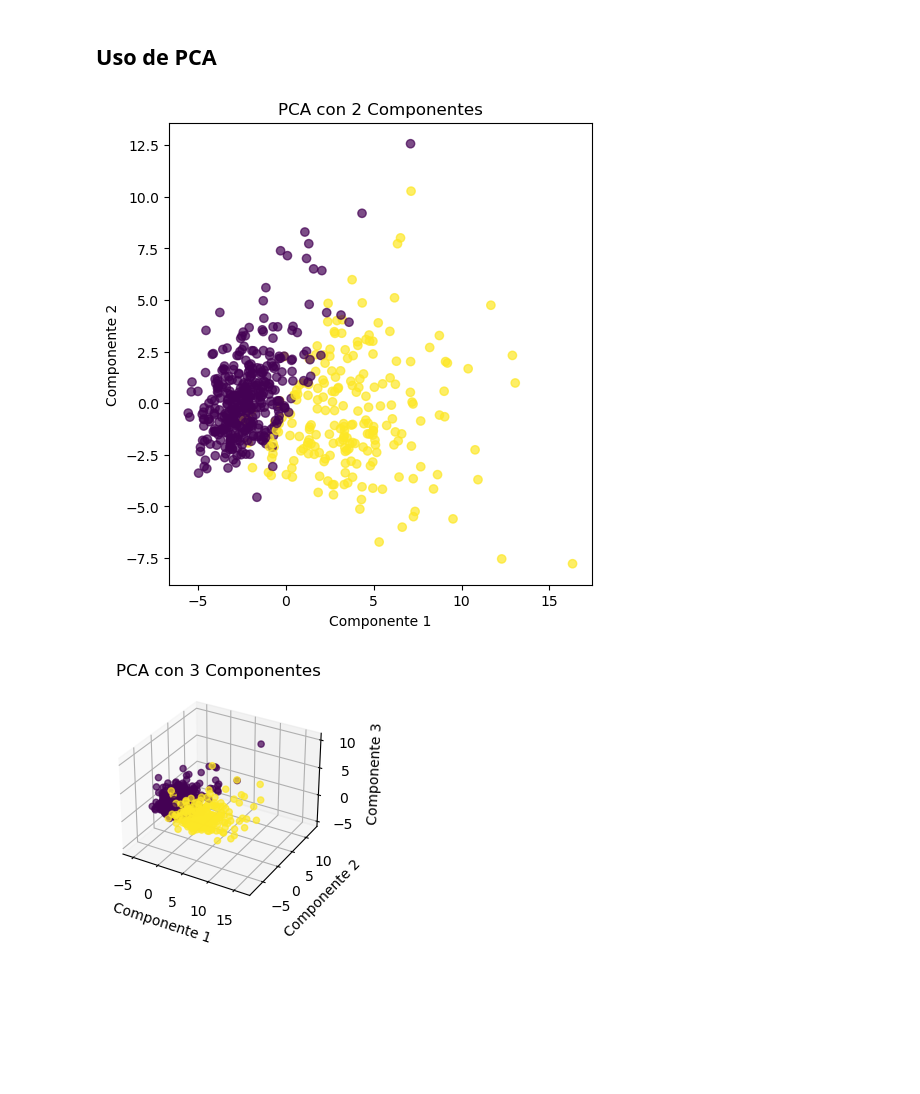
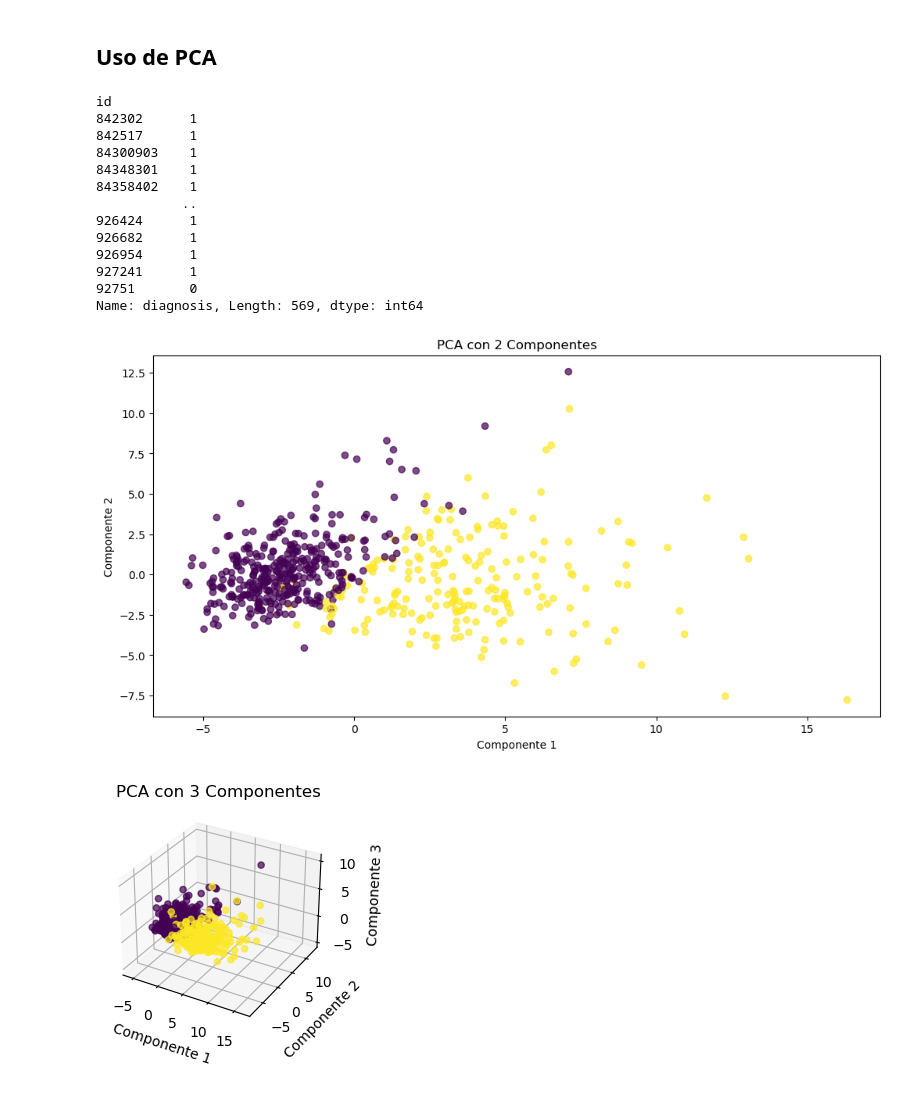
Before and after one commit to thedatalover/algoritmos-ml, a Jupyter notebook: ml-no-supervisado/pca-breast-cancer.ipynb, the cells around one changed output. Saved outputs shown, nothing was run; the diff lists cells and outputs as text; code cells hidden in the pictures; blank space fills up the shorter version.

```diff
--- a/ml-no-supervisado/pca-breast-cancer.ipynb
+++ b/ml-no-supervisado/pca-breast-cancer.ipynb
@@ -129,17 +134,31 @@ components_3d = pca_3d.fit_transform(data_standardized)
 # %%
 # Define los colores para los puntos del gráfico
 dot_colors = data_raw["diagnosis"].replace({'M': 1, 'B': 0})
+dot_colors
+# %% [output]
+id
+842302      1
+842517      1
+84300903    1
+84348301    1
+84358402    1
+           ..
+926424      1
+926682      1
+926954      1
+927241      1
+92751       0
+Name: diagnosis, Length: 569, dtype: int64
 # %%
 # Gráfico para 2 componentes
 plt.figure(figsize=(12, 6))
-plt.subplot(1, 2, 1)
 plt.scatter(components_2d[:, 0], components_2d[:, 1], c=dot_colors, alpha=0.7)
 plt.title("PCA con 2 Componentes")
 plt.xlabel("Componente 1")
 plt.ylabel("Componente 2")
 plt.show()
 # %% [output]
-[figure, old version]
+[figure, new version]
 # %%
 # Gráfico para 3 componentes
 ax = plt.subplot(1, 2, 2, projection="3d")
```
Also changed, not shown: parts of 3 cells of this notebook, 1 other file.
